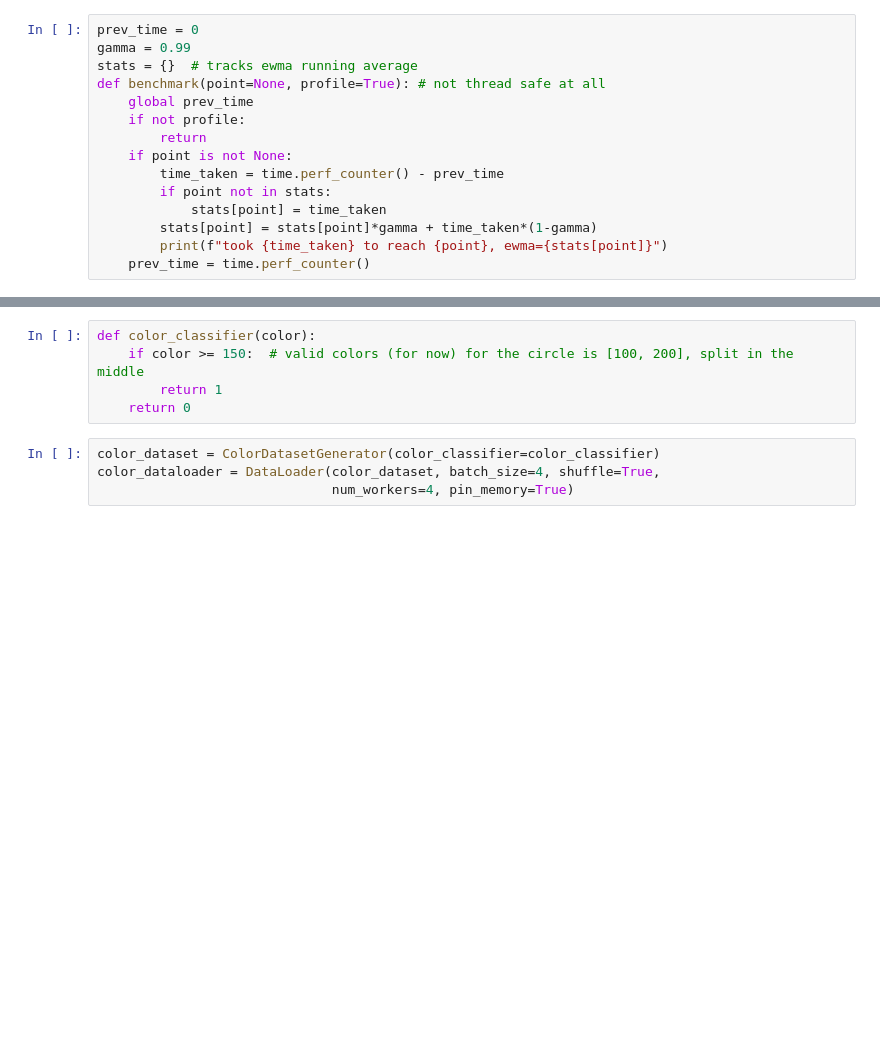
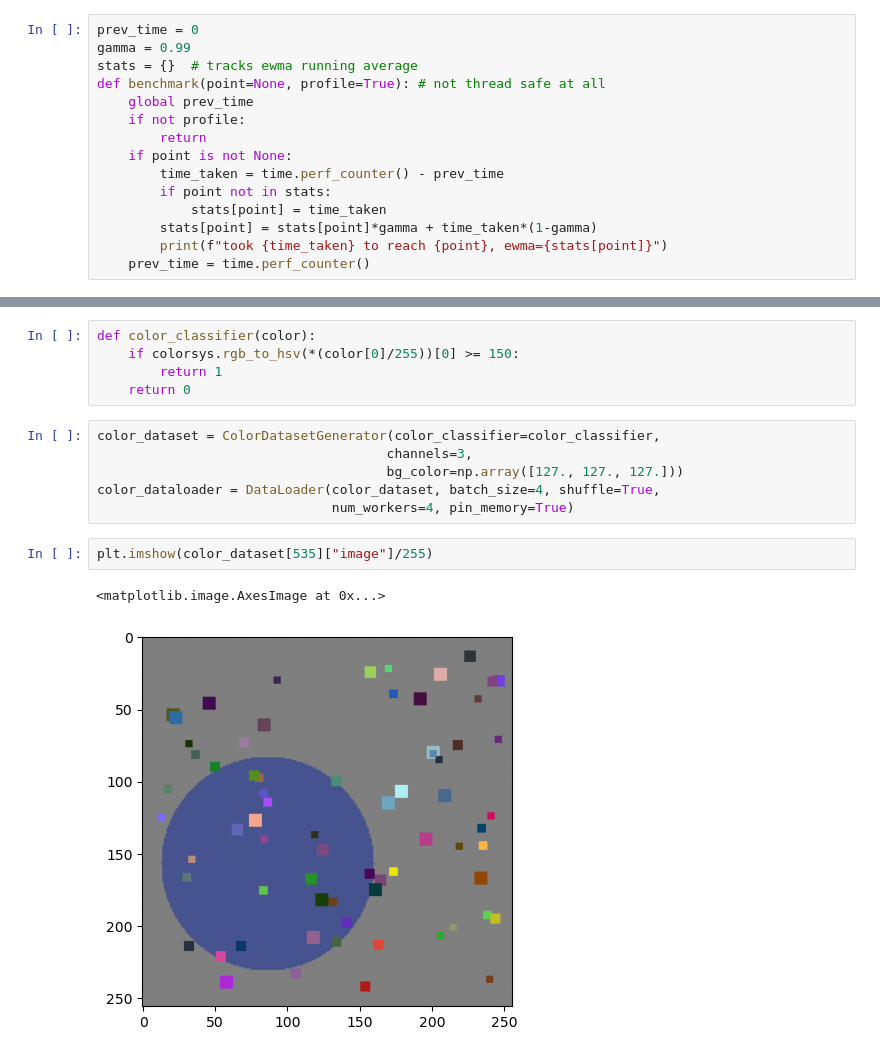
Before and after one commit to JacksonKaunismaa/finite_differences_saliency, a Jupyter notebook: color_regions.ipynb, the cells around one changed output, grey strips where cells are left out. Drawn from its saved outputs; the diff is of its cells as text; blank space fills up the shorter version.

```diff
--- a/color_regions.ipynb
+++ b/color_regions.ipynb
@@ -110,11 +161,18 @@ class ColorDatasetGenerator(Dataset):
 # %%
 def color_classifier(color):
-    if color >= 150:  # valid colors (for now) for the circle is [100, 200], split in the middle
+    if colorsys.rgb_to_hsv(*(color[0]/255))[0] >= 150:
         return 1
     return 0
 # %%
-color_dataset = ColorDatasetGenerator(color_classifier=color_classifier)
+color_dataset = ColorDatasetGenerator(color_classifier=color_classifier,
+                                     channels=3,
+                                     bg_color=np.array([127., 127., 127.]))
 color_dataloader = DataLoader(color_dataset, batch_size=4, shuffle=True,
                               num_workers=4, pin_memory=True)
+# %%
+plt.imshow(color_dataset[535]["image"]/255)
+# %% [output]
+<matplotlib.image.AxesImage at 0x...>
+[figure, added]
 # %%
 plt.imshow(color_dataset[5]["image"], cmap="gray")
```
Also changed, not shown: parts of 3 cells of this notebook, 7 other files.
